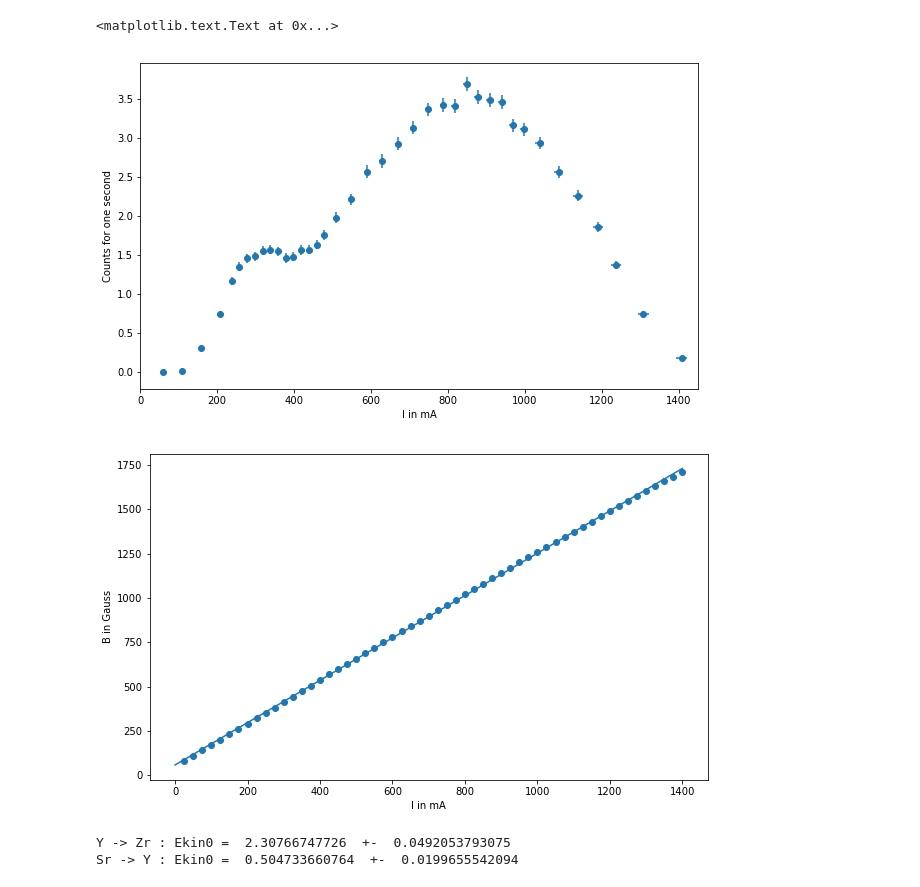
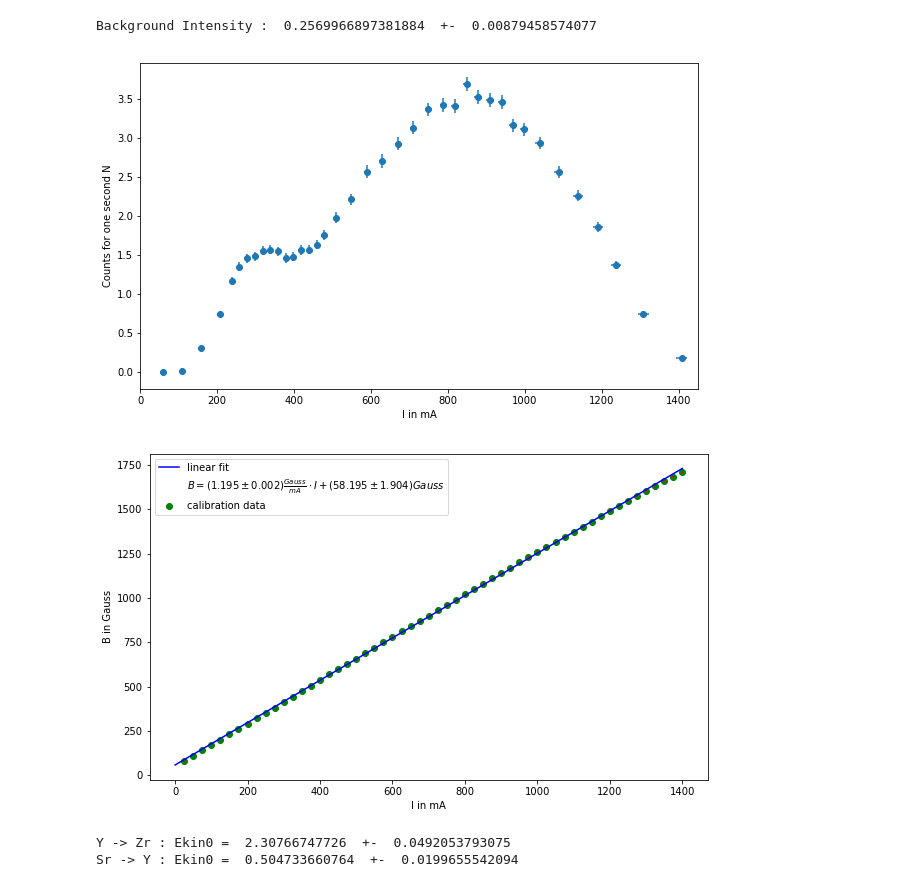
Before and after one commit to NlKLas/PyRePo, a Jupyter notebook: V10/V10.ipynb, the cells around one changed output. Saved outputs shown, nothing was run; the diff lists cells and outputs as text; code cells hidden in the pictures.

```diff
--- a/V10/V10.ipynb
+++ b/V10/V10.ipynb
@@ -143,46 +158,56 @@ fig,ax = plt.subplots(figsize=(10,6))
 ax.scatter(data_I,countrate)
 ax.errorbar(data_I,countrate,yerr=countrate_err,xerr=data_I_err,ls="")
 ax.set_xlim([0,1450])
-ax.set_ylabel("Counts for one second")
+ax.set_ylabel("Counts for one second N")
 ax.set_xlabel("I in mA")
+print("Background Intensity : ",background," +- ",background_err)
+fig.savefig("spectrum.pdf")
 # %% [output]
-<matplotlib.text.Text at 0x...>
+Background Intensity :  0.2569966897381884  +-  0.00879458574077
-[figure, old version]
+[figure, new version]
 # %%
 #calibration of the magnetic field
+cal_B_err = [0.003*b for b in cal_B]
 
 popt,pcov = curve_fit(g,cal_I,cal_B)
 m = popt[0]
 m_err = np.sqrt(np.diag(pcov))[0]
 b = popt[1]
 b_err = np.sqrt(np.diag(pcov))[1]
 
 t=np.linspace(0,1400,100)
 fig,ax = plt.subplots(figsize=(10,6))
-ax.scatter(cal_I,cal_B)
-ax.plot(t,g(t,*popt))
+fitlabel= r"$B = (%0.3f \pm %0.3f)\frac{Gauss}{mA} \cdot I + (%0.3f \pm %0.3f) Gauss$"%(m,m_err,b,b_err)
+#fitlabel =" %0.3f \pm \cdot"%(m)
+ax.scatter(cal_I,cal_B,c="g",label="calibration data")
+ax.errorbar(cal_I,cal_B,yerr=cal_B_err,c="r",ls="")
+ax.plot(t,g(t,*popt),c="b",label="linear fit")
+ax.plot(t,g(t,*popt),c="b",lw=0,label=fitlabel)
 ax.set_xlabel("I in mA")
 ax.set_ylabel("B in Gauss")
+ax.legend(loc="best")
+fig.savefig("magnet_calibration.pdf")
+
 
 B = g(np.array(data_I),m,b)*10**-4
 #B_err = [0.003*b for b in B]
 B_err = []
 for i in range(len(data_I)):
     err = np.sqrt((data_I_err[i]*m)**2+(data_I[i]*m_err)**2+(b_err)**2)*10**-4
     B_err.append(err)
 
 
 
 #calculation of momentum p and energy E
 
 p = B*ρ*e*(c/e*10**-6)
 p_err = []
 for i in range(len(B)):
     p_err.append(np.sqrt((B[i]*ρ_err)**2+(B_err[i]*ρ)**2)*e*(c/e*10**-6))
 E = E_kin(p)
 E_err = E_kin_err(p,p_err)
 # %% [output]
-[figure, old version]
+[figure, new version]
 # %%
 #fig,ax = plt.subplots(figsize=(10,6))
 #ax.scatter(p,countrate/p)
```
Also changed, not shown: parts of 3 cells of this notebook, 2 other files.
